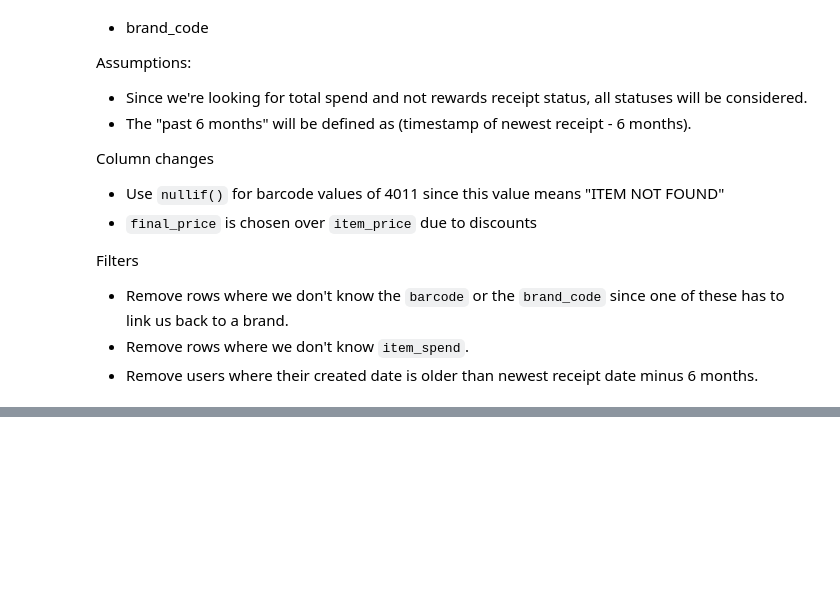
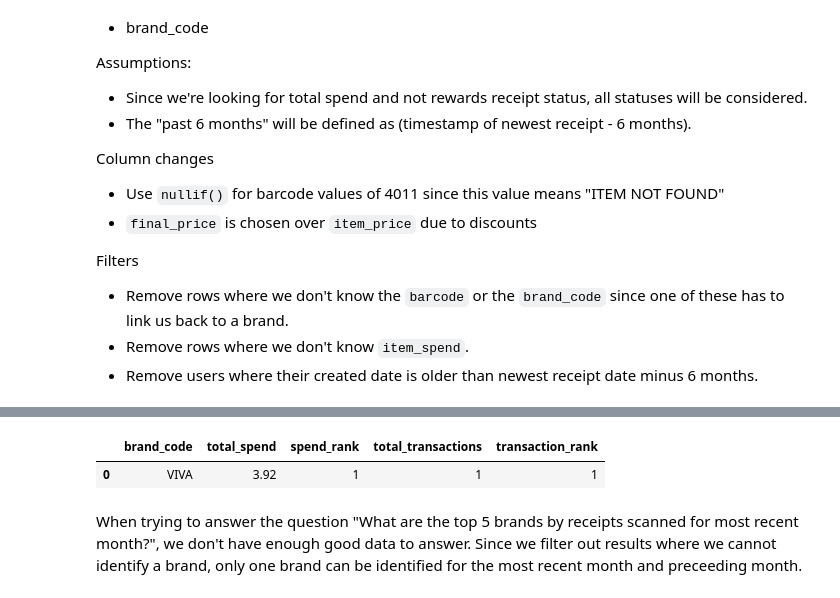
Before and after one commit to lucasasmith/rewards, a Jupyter notebook: queries/average_spend.ipynb, the cells around one changed output, grey strips where cells are left out. Saved outputs shown, nothing was run; the diff lists cells and outputs as text; code cells hidden in the pictures; blank space fills up the shorter version.

```diff
--- a/queries/average_spend.ipynb
+++ b/queries/average_spend.ipynb
@@ -110,0 +149,64 @@ display(brand_spend_df)
+# %%
+scanned_df = conn.sql("""
+    with item_spend as (
+        select
+            ril.receipt_id,
+            nullif(coalesce(ril.user_flagged_barcode, ril.barcode), 4011) as item_barcode,
+            ril.brand_code,
+            coalesce(ril.user_flagged_price, ril.final_price) as item_price,
+            coalesce(ril.user_flagged_quantity, ril.quantity_purchased) as item_quantity,
+            (item_price * item_quantity) as item_spend
+        from
+            core.receipt_item_list as ril
+        where
+            (item_barcode is not null
+            or ril.brand_code is not null)
+            and item_spend is not null
+    ),
+    rec_spend as (
+        select
+            spend.receipt_id,
+            receipt.user_id,
+            receipt.created_date,
+            spend.item_spend,
+            brand.brand_id,
+            brand.brand_code
+        from
+            item_spend as spend
+            inner join core.receipt
+            on spend.receipt_id = receipt.receipt_id
+            -- Use barcode or brand_code to try and get the brand
+            left join core.brand
+            on spend.item_barcode = brand.barcode
+            or spend.brand_code = brand.brand_code
+        where
+            brand.brand_code is not null
+            or brand_id is not null
+    ),
+    ranks as (
+        select distinct
+            brand_code,
+            sum(item_spend) as total_spend,
+            rank() over(order by total_spend desc) as spend_rank,
+            count(0) as total_transactions,
+            rank() over(order by total_transactions desc) as transaction_rank
+        from
+            rec_spend
+        where
+            -- Filter for the newest month and newest month - 1
+            strftime(created_date, '%Y-%m') = (select  strftime(max(created_date), '%Y-%m') from core.receipt)
+            or strftime(created_date, '%Y-%m') = (select  strftime(max(created_date - interval 1 month), '%Y-%m') from core.receipt)
+        group by
+            brand_code
+    )
+    select *
+    from
+        ranks
+
+""").df()
+display(scanned_df)
+# %% [output]
+|  | brand_code | total_spend | spend_rank | total_transactions | transaction_rank |
+| 0 | VIVA | 3.92 | 1 | 1 | 1 |
+# %% [markdown]
+When trying to answer the question "What are the top 5 brands by receipts scanned for most recent month?", we don't have enough good data to answer. Since we filter out results where we cannot identify a brand, only one brand can be identified for the most recent month and preceeding month.
```
Also changed, not shown: parts of 6 cells of this notebook, 15 other files.
